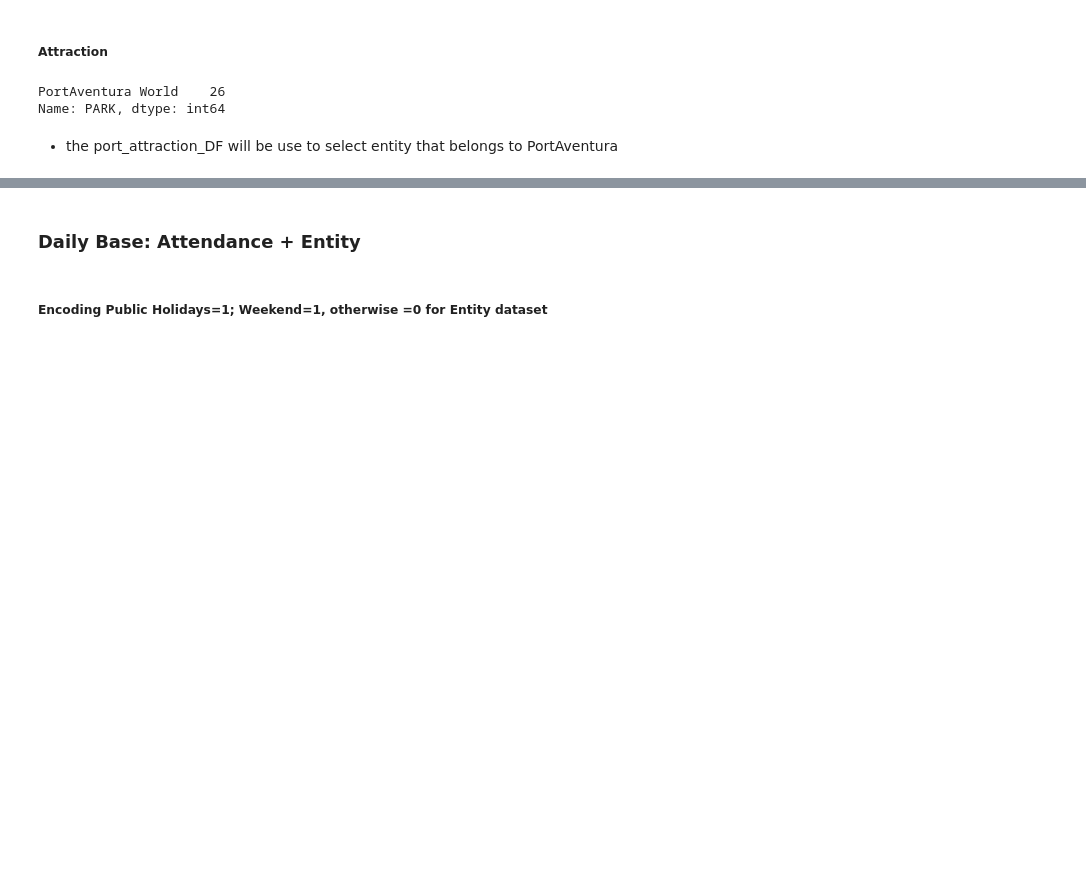
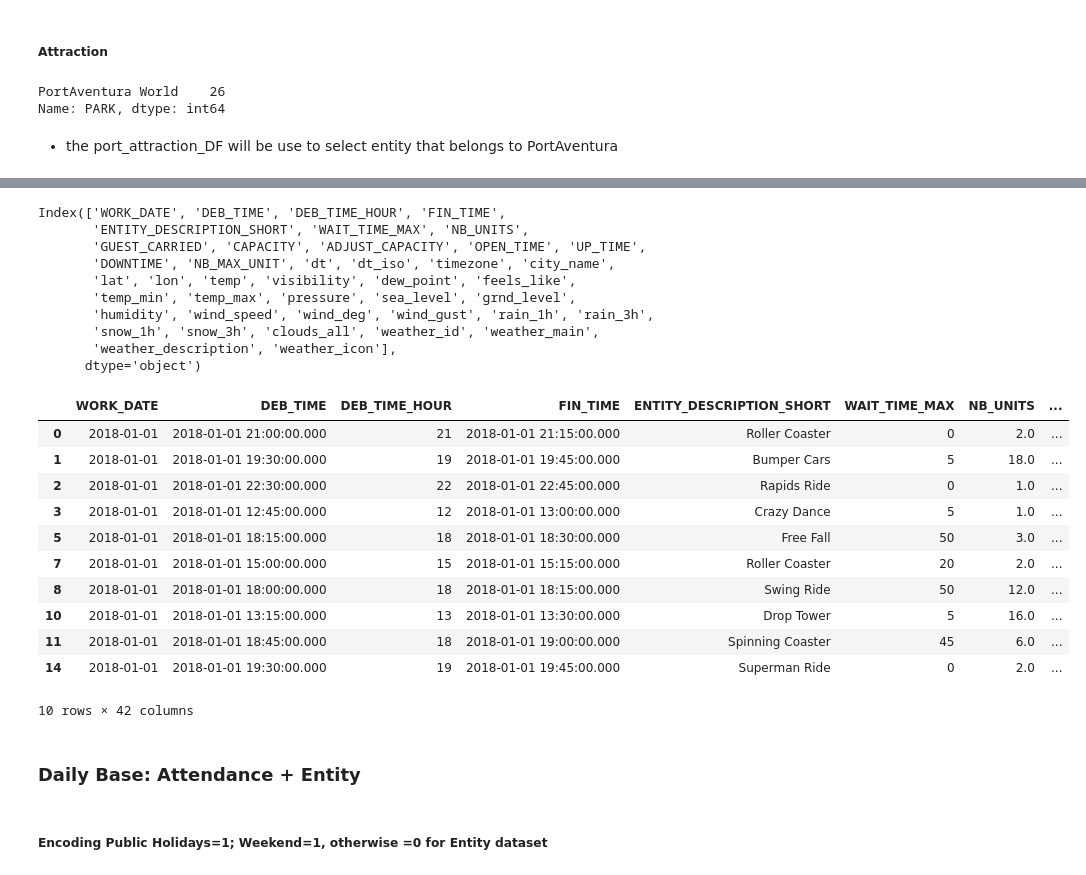
Before and after one commit to heyisvivian/Theme-Park-Endless-Line, a Jupyter notebook: Waiting Time Prediction.ipynb, the cells around one changed output, grey strips where cells are left out. Cells and saved outputs as stored; diff of their text form; code cells hidden in the pictures; blank space fills up the shorter version.

```diff
--- a/Waiting Time Prediction.ipynb
+++ b/Waiting Time Prediction.ipynb
@@ -64,3 +48,30 @@ waitingtime_df
+# %%
+#show me all the columns of the waitingtime_df head(10)
+print(waitingtime_df.columns)
+waitingtime_df.head(10)
+# %% [output]
+Index(['WORK_DATE', 'DEB_TIME', 'DEB_TIME_HOUR', 'FIN_TIME',
+       'ENTITY_DESCRIPTION_SHORT', 'WAIT_TIME_MAX', 'NB_UNITS',
+       'GUEST_CARRIED', 'CAPACITY', 'ADJUST_CAPACITY', 'OPEN_TIME', 'UP_TIME',
+       'DOWNTIME', 'NB_MAX_UNIT', 'dt', 'dt_iso', 'timezone', 'city_name',
+       'lat', 'lon', 'temp', 'visibility', 'dew_point', 'feels_like',
+       'temp_min', 'temp_max', 'pressure', 'sea_level', 'grnd_level',
+       'humidity', 'wind_speed', 'wind_deg', 'wind_gust', 'rain_1h', 'rain_3h',
+       'snow_1h', 'snow_3h', 'clouds_all', 'weather_id', 'weather_main',
+       'weather_description', 'weather_icon'],
+      dtype='object')
+|  | WORK_DATE | DEB_TIME | DEB_TIME_HOUR | FIN_TIME | ENTITY_DESCRIPTION_SHORT | WAIT_TIME_MAX | NB_UNITS | ... |
+| 0 | 2018-01-01 | 2018-01-01 21:00:00.000 | 21 | 2018-01-01 21:15:00.000 | Roller Coaster | 0 | 2.0 | ... |
+| 1 | 2018-01-01 | 2018-01-01 19:30:00.000 | 19 | 2018-01-01 19:45:00.000 | Bumper Cars | 5 | 18.0 | ... |
+| 2 | 2018-01-01 | 2018-01-01 22:30:00.000 | 22 | 2018-01-01 22:45:00.000 | Rapids Ride | 0 | 1.0 | ... |
+| 3 | 2018-01-01 | 2018-01-01 12:45:00.000 | 12 | 2018-01-01 13:00:00.000 | Crazy Dance | 5 | 1.0 | ... |
+| 5 | 2018-01-01 | 2018-01-01 18:15:00.000 | 18 | 2018-01-01 18:30:00.000 | Free Fall | 50 | 3.0 | ... |
+| 7 | 2018-01-01 | 2018-01-01 15:00:00.000 | 15 | 2018-01-01 15:15:00.000 | Roller Coaster | 20 | 2.0 | ... |
+| 8 | 2018-01-01 | 2018-01-01 18:00:00.000 | 18 | 2018-01-01 18:15:00.000 | Swing Ride | 50 | 12.0 | ... |
+| 10 | 2018-01-01 | 2018-01-01 13:15:00.000 | 13 | 2018-01-01 13:30:00.000 | Drop Tower | 5 | 16.0 | ... |
+| 11 | 2018-01-01 | 2018-01-01 18:45:00.000 | 18 | 2018-01-01 19:00:00.000 | Spinning Coaster | 45 | 6.0 | ... |
+| 14 | 2018-01-01 | 2018-01-01 19:30:00.000 | 19 | 2018-01-01 19:45:00.000 | Superman Ride | 0 | 2.0 | ... |
+10 rows × 42 columns
 # %% [markdown]
 ### Daily Base: Attendance + Entity
 # %% [markdown]
```
Also changed, not shown: parts of 5 cells of this notebook.
